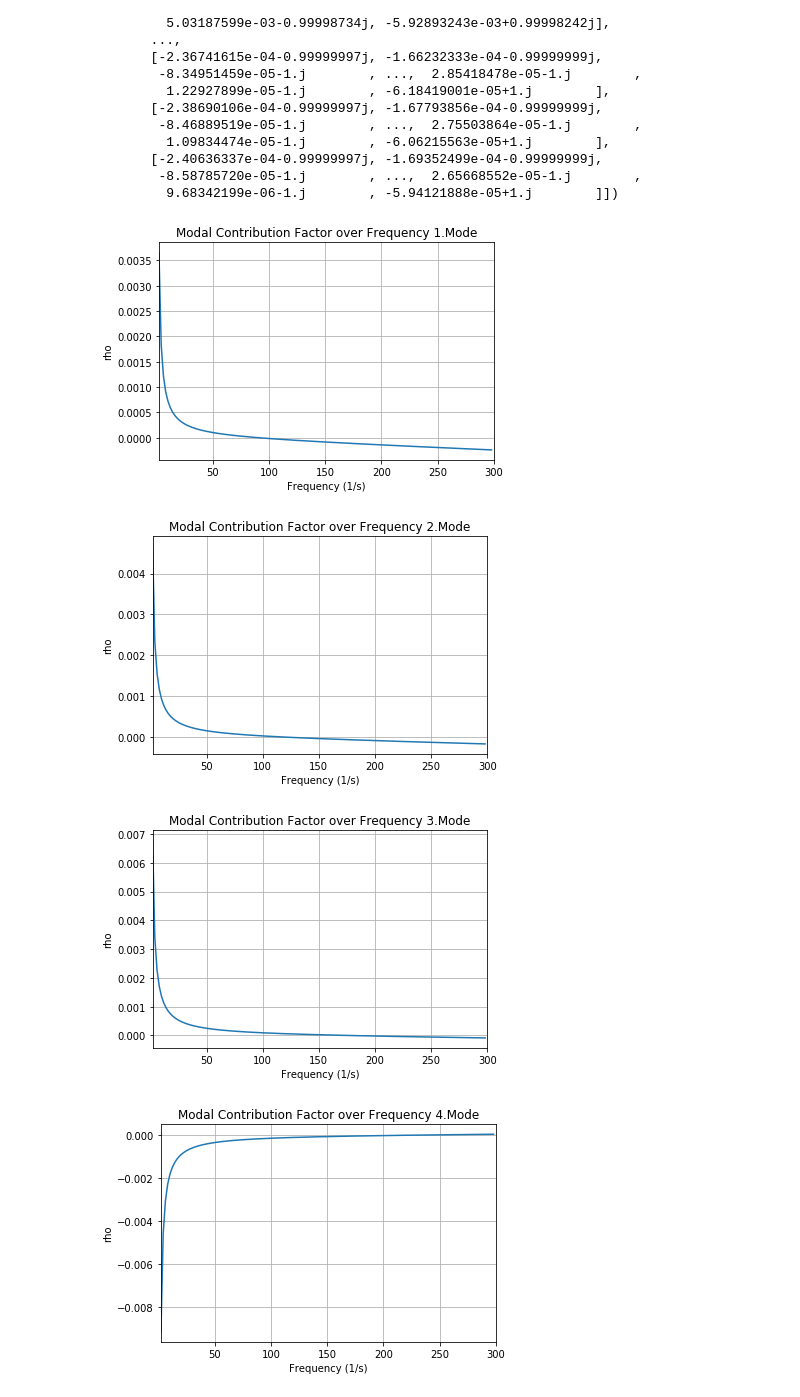
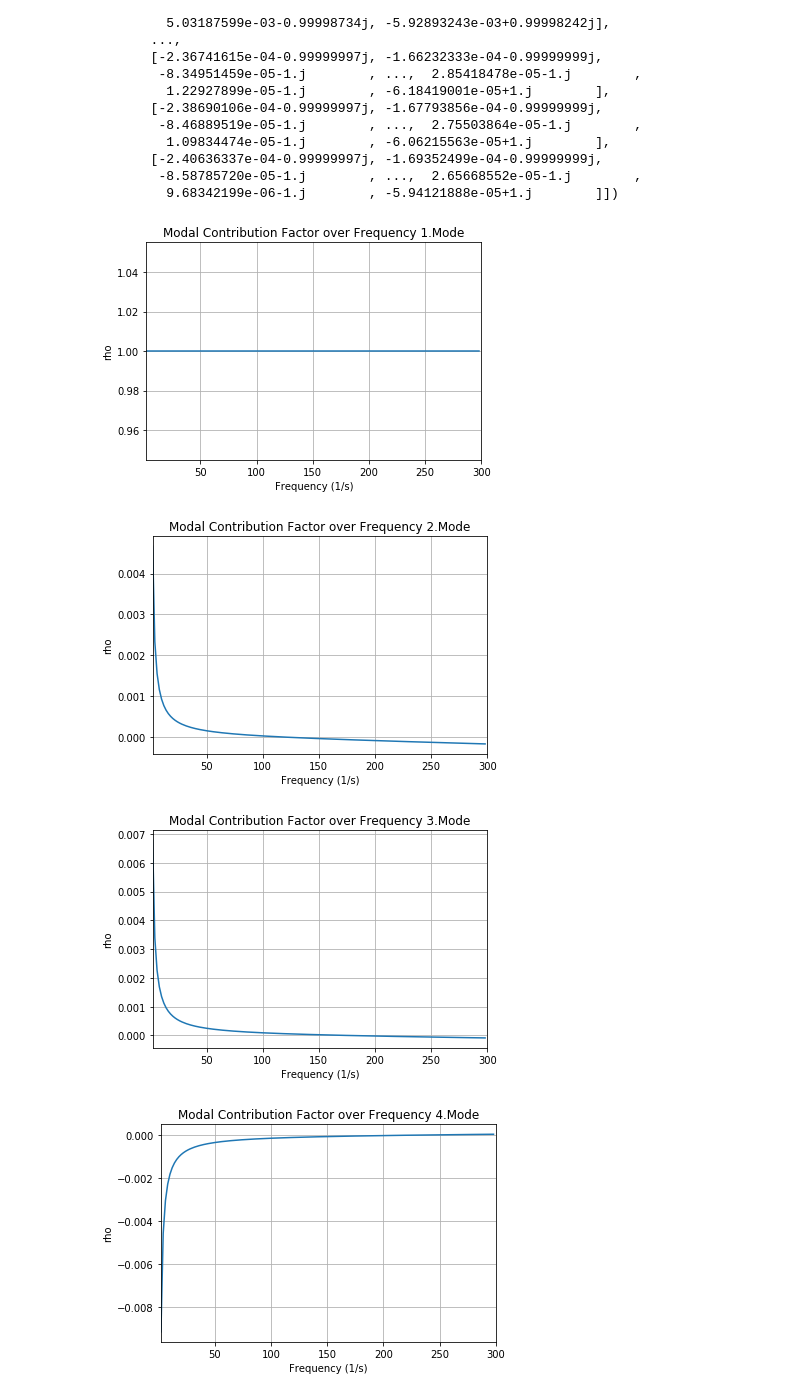
Before and after one commit to phmandl/modalanalyse, a Jupyter notebook: HW3/3_ModalSubspace_coupled_oscillators-max.ipynb, the cells around one changed output. Cells and saved outputs as stored; diff of their text form; code cells hidden in the pictures.

```diff
--- a/HW3/3_ModalSubspace_coupled_oscillators-max.ipynb
+++ b/HW3/3_ModalSubspace_coupled_oscillators-max.ipynb
@@ -321,3 +337,20 @@ plt.show()
+# %%
+#only damp certain modes with modal damping
+### Modal damping
+start_time = time.time()
+
+##  assemble Cc-Matrix
+container = np.array(2*np.sqrt(W)*dampingRatio)
+diagMiddle = np.diag(container)
+Cc = V @ diagMiddle @ V.transpose()
+
+response_steps_ModalCoordinates = ResponseOverReducedSystem()
+P1_resp_z_mod = response_steps_ModalCoordinates[0]
+steps = response_steps_ModalCoordinates[1]
+eta_hat_mod = response_steps_ModalCoordinates[2]
+frequency = response_steps_ModalCoordinates_frequency[3]
+
+print("--- %s seconds ---" % (time.time() - start_time))
 # %% [markdown]
 ### Modal contribution
 * compute the modal contribution factors for each mode and plot them over the frequency
@@ -327,5 +360,4 @@ plt.show()
 rho = np.zeros([len(frequency), k]) + complex(0,0)
 
 for i in range(len(frequency)):
-    for j in range(k):
-        rho[i,j] = eta_hat_mod[i,j]/abs(eta_hat_mod[i,j])
+    rho[i,:] = eta_hat_mod[i,:]/np.abs(eta_hat_mod[i,:])
@@ -365,7 +389,7 @@ array([[ 3.66254216e-03-0.99999329j,  4.66777748e-03-0.99998911j,
          9.68342199e-06-1.j        , -5.94121888e-05+1.j        ]])
 # %%
 #plot modal Contribution Factor over the frequency 1.Mode
-plt.plot(frequency, rho[:,0])
+plt.plot(frequency, np.absolute(rho[:,0]))
 plt.title('Modal Contribution Factor over Frequency 1.Mode')
 plt.ylabel('rho')
 plt.xlabel('Frequency (1/s)')
@@ -402,7 +426,7 @@ plt.show()
 
 #plot modal Contribution Factor over the frequency 5.Mode
 plt.plot(frequency, rho[:,4])
-plt.title('Modal Contribution Factor over Frequency 5.Mode')
+plt.title('Modal Contribution Factor over Frequency 5.Mode')    for j in range(k):
 plt.ylabel('rho')
 plt.xlabel('Frequency (1/s)')
 plt.xlim(2, 300)
@@ -427,34 +451,34 @@ plt.xlim(2, 300)
 plt.grid(True)
 plt.show()
 
 #plot modal Contribution Factor over the frequency 8.Mode
 plt.plot(frequency, rho[:,7])
 plt.title('Modal Contribution Factor over Frequency 8.Mode')
 plt.ylabel('rho')
 plt.xlabel('Frequency (1/s)')
 plt.xlim(2, 300)
 plt.grid(True)
 plt.show()
 
 #plot modal Contribution Factor over the frequency 9.Mode
 plt.plot(frequency, rho[:,8])
 plt.title('Modal Contribution Factor over Frequency 9.Mode')
 plt.ylabel('rho')
 plt.xlabel('Frequency (1/s)')
 plt.xlim(2, 300)
 plt.grid(True)
 plt.show()
 
 #plot modal Contribution Factor over the frequency 10.Mode
 plt.plot(frequency, rho[:,9])
 plt.title('Modal Contribution Factor over Frequency 10.Mode')
 plt.ylabel('rho')
 plt.xlabel('Frequency (1/s)')
 plt.xlim(2, 300)
 plt.grid(True)
 plt.show()
 # %% [output]
-[figure, old version]
+[figure, new version]
 [figure]
 [figure]
 [figure]
```
Also changed, not shown: parts of 15 cells of this notebook.
